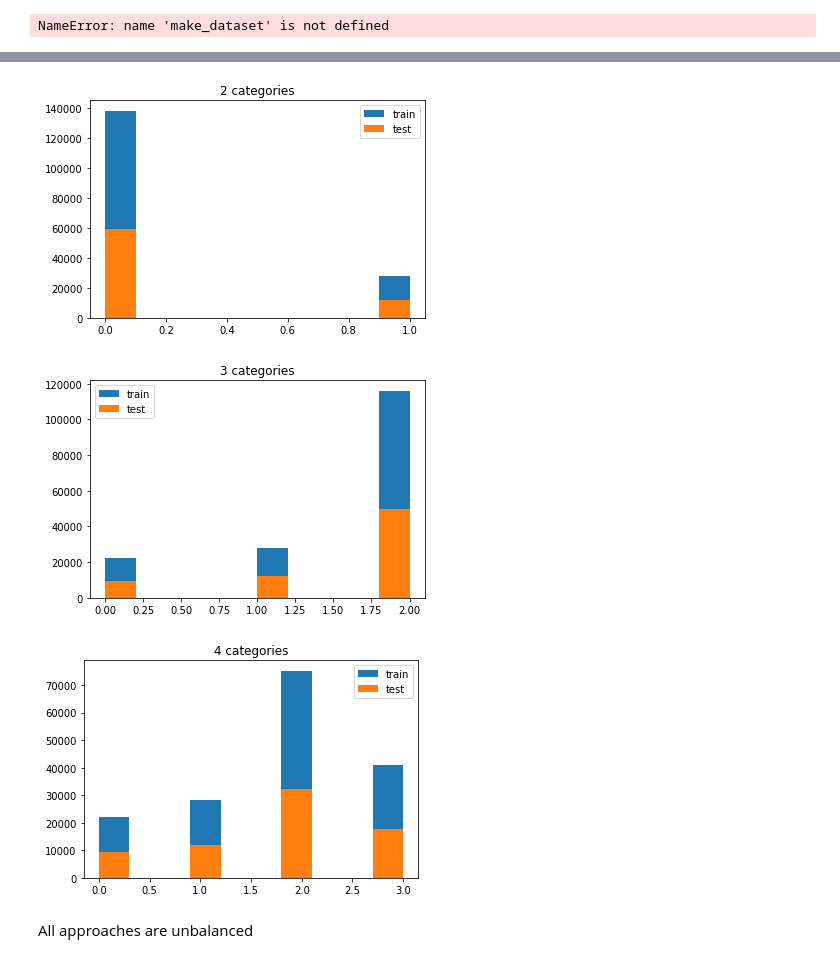
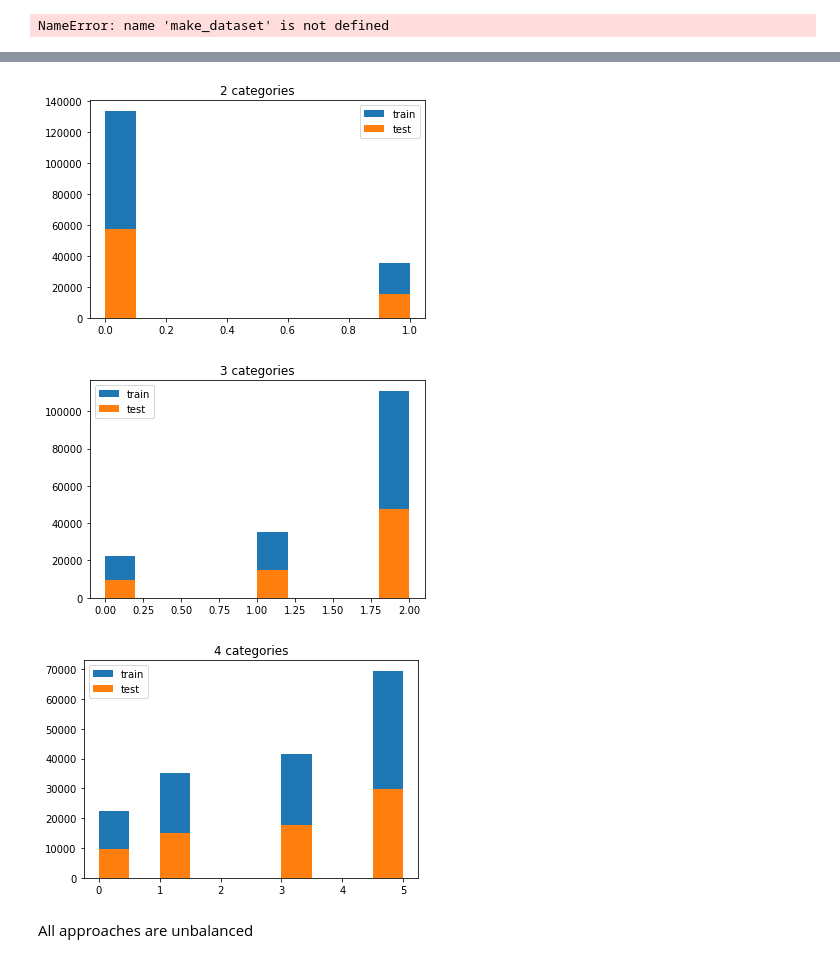
Before and after one commit to PhoenixBirdCreations/IPAM2021_ML, a Jupyter notebook: MassGap/RF_massGap_trials_FARcut.ipynb, the cells around one changed output, grey strips where cells are left out. Cells and saved outputs as stored; diff of their text form; code cells hidden in the pictures.

```diff
--- a/MassGap/RF_massGap_trials_FARcut.ipynb
+++ b/MassGap/RF_massGap_trials_FARcut.ipynb
@@ -31,26 +54,26 @@ Four categories: 0 - m1&m2<3 (BNS),  1 - Mass Gap,  2 - m1>5 & m2<3 (NSBH) ,  3
 # %%
 plt.title("2 categories")
-plt.hist(readfile(pathHere+'train_2cat.csv')[:,-1], label='train')
-plt.hist(readfile(pathHere+'test_2cat.csv')[:,-1], label='test')
+plt.hist(readfile(pathHere+'o_train_2cat.csv')[:,-1], label='train')
+plt.hist(readfile(pathHere+'o_test_2cat.csv')[:,-1], label='test')
 plt.legend()
 plt.show()
 
 plt.title("3 categories")
-plt.hist(readfile(pathHere+'train_3cat.csv')[:,-1], label='train')
-plt.hist(readfile(pathHere+'test_3cat.csv')[:,-1], label='test')
+plt.hist(readfile(pathHere+'o_train_3cat.csv')[:,-1], label='train')
+plt.hist(readfile(pathHere+'o_test_3cat.csv')[:,-1], label='test')
 plt.legend()
 plt.show()
 
 
 plt.title("4 categories")
-plt.hist(readfile(pathHere+'train_4cat.csv')[:,-1], label='train')
-plt.hist(readfile(pathHere+'test_4cat.csv')[:,-1], label='test')
+plt.hist(readfile(pathHere+'o_train_4cat.csv')[:,-1], label='train')
+plt.hist(readfile(pathHere+'o_test_4cat.csv')[:,-1], label='test')
 plt.legend()
 plt.show()
 # %% [output]
-[figure, old version]
+[figure, new version]
-[figure, old version]
+[figure, new version]
-[figure, old version]
+[figure, new version]
 # %% [markdown]
 All approaches are unbalanced
 # %% [markdown]
```
Also changed, not shown: parts of 18 cells of this notebook.
